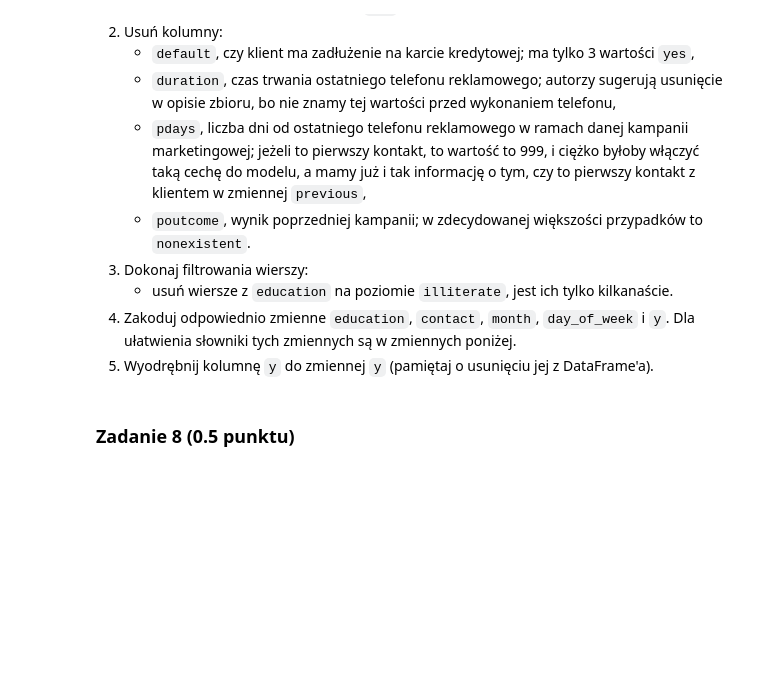
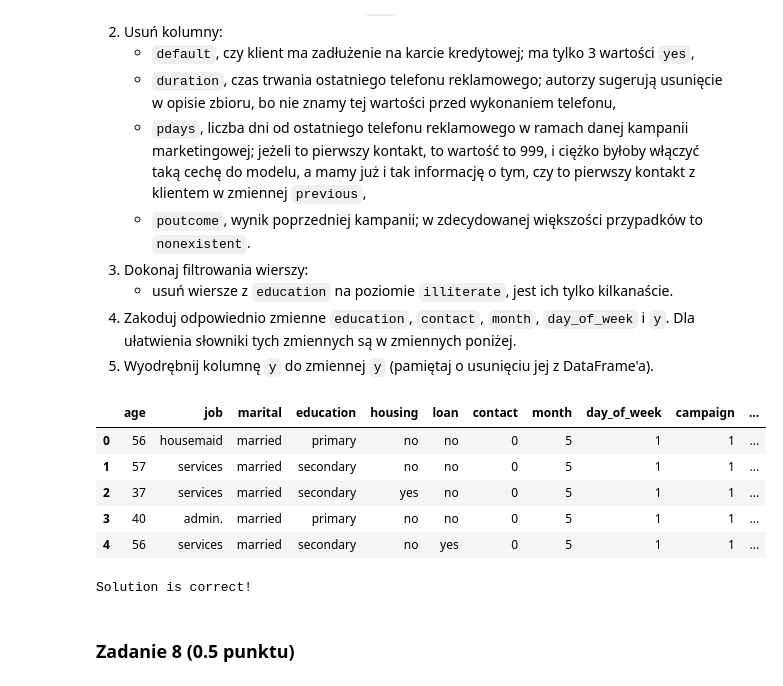
Before and after one commit to Kacperon/sztuczna-inteligencja, a Jupyter notebook: lab1/lab_1.ipynb, the cells around one changed output. Saved outputs shown, nothing was run; the diff lists cells and outputs as text; code cells hidden in the pictures; blank space fills up the shorter version.

```diff
--- a/lab1/lab_1.ipynb
+++ b/lab1/lab_1.ipynb
@@ -1156,3 +1154,37 @@ y_mapping = {
+# %%
+def preprocess_banking_data(df: pd.DataFrame) -> tuple[pd.DataFrame, pd.Series]:
+    # drop specified columns
+    df = df.drop(["default", "duration", "pdays", "poutcome"], axis=1)
+
+    # remove rare 'illiterate' education rows
+    df = df.loc[df["education"] != "illiterate", :].copy()
+
+    # map categorical values; unmapped education -> 'unknown'
+    df = df.replace({
+        "education": education_mapping,
+        "contact": contact_mapping,
+        "month": month_mapping,
+        "day_of_week": day_of_week_mapping,
+        "y": y_mapping,
+    })
+    df["education"] = df["education"].fillna("unknown")
+
+    # extract target y and remove it from dataframe
+    y = df.pop("y")
+
+    return df, y
+
+# read with proper separator and preprocess
+raw = pd.read_csv("bank_marketing_data.csv", sep=";")
+df, y = preprocess_banking_data(raw)
+df.head()
+# %% [output]
+|  | age | job | marital | education | housing | loan | contact | month | day_of_week | campaign | ... |
+| 0 | 56 | housemaid | married | primary | no | no | 0 | 5 | 1 | 1 | ... |
+| 1 | 57 | services | married | secondary | no | no | 0 | 5 | 1 | 1 | ... |
+| 2 | 37 | services | married | secondary | yes | no | 0 | 5 | 1 | 1 | ... |
+| 3 | 40 | admin. | married | primary | no | no | 0 | 5 | 1 | 1 | ... |
+| 4 | 56 | services | married | secondary | no | yes | 0 | 5 | 1 | 1 | ... |
 # %%
 assert 'default' not in df.columns
 assert 'duration' not in df.columns
@@ -1168,6 +1200,8 @@ assert [1,2,3,4,5] == sorted(df['day_of_week'].unique())
 assert [0,1] == sorted(df['contact'].unique())
 
 print("Solution is correct!")
+# %% [output]
+Solution is correct!
 # %%
 #downcast replaced columns into int64S
 df = df.astype({
```
Also changed, not shown: parts of 22 cells of this notebook, 1 other file.
